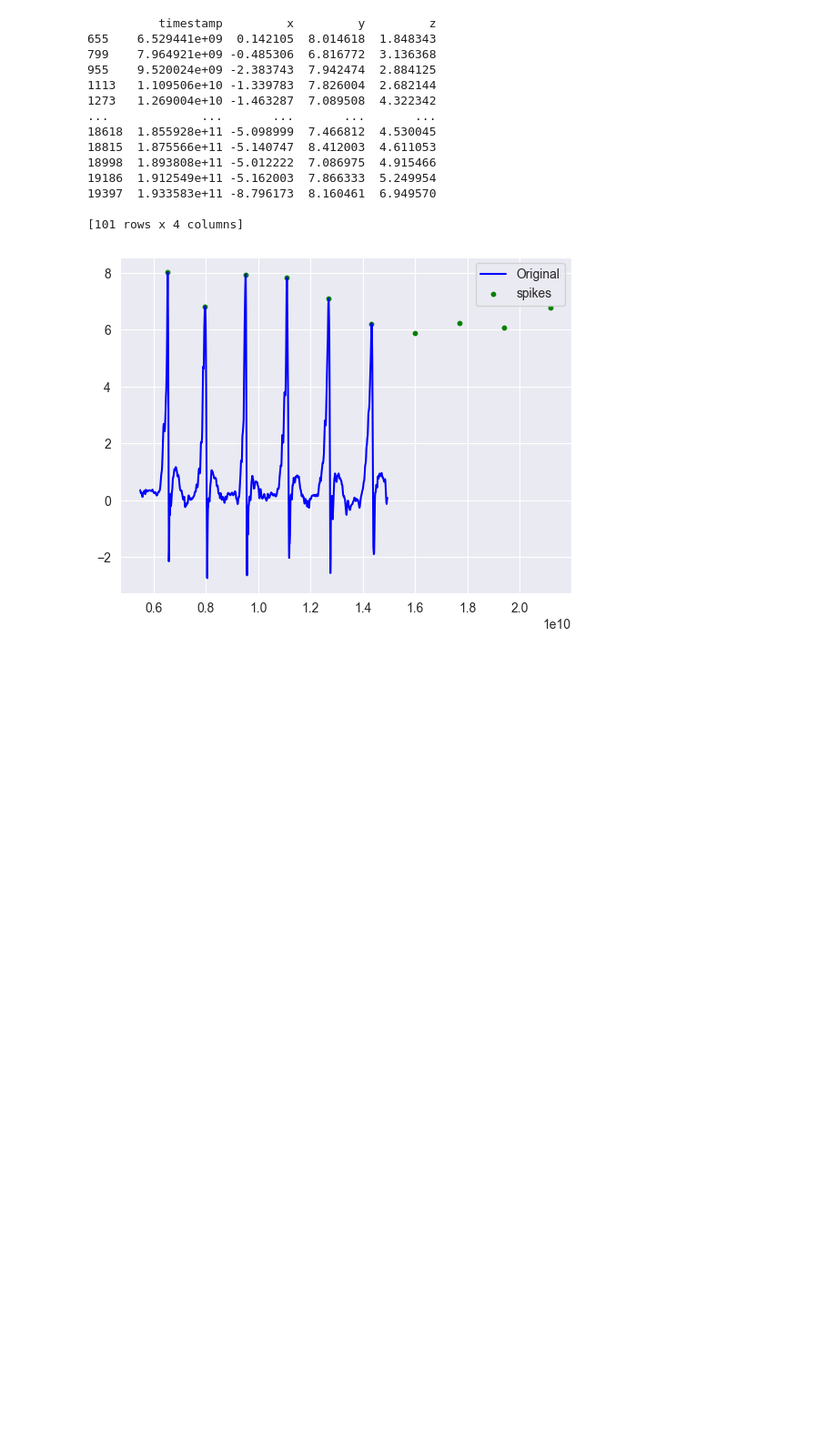
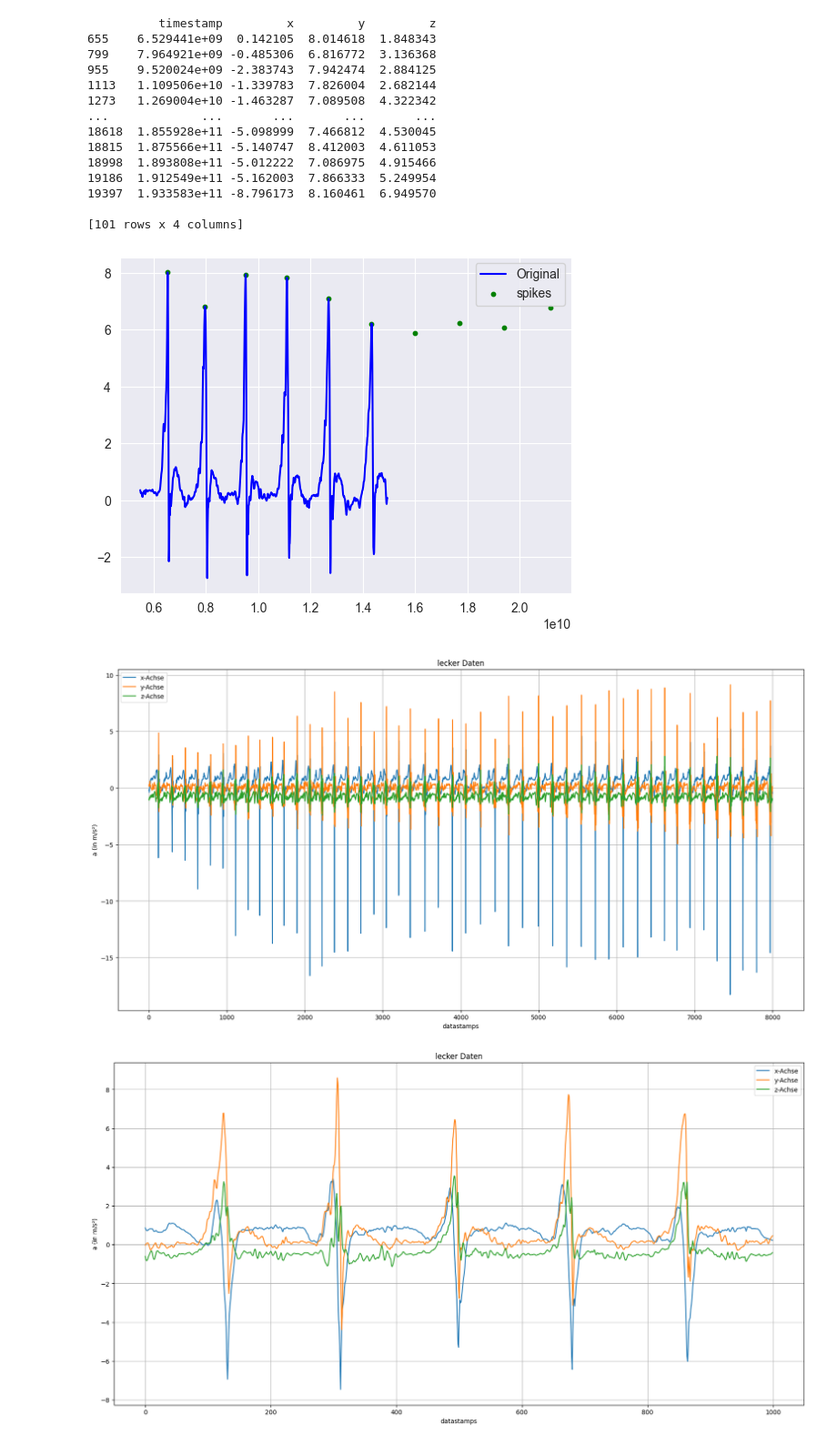
Before and after one commit to lalul335/Boxschlag-Klassifikation, a Jupyter notebook: test_2.ipynb, the cells around one changed output. Shown at 91% size. Drawn from its saved outputs; the diff is of its cells as text; code cells hidden in the pictures; blank space fills up the shorter version.

```diff
--- a/test_2.ipynb
+++ b/test_2.ipynb
@@ -15,14 +15,15 @@ from sklearn.preprocessing import StandardScaler
 from sklearn.decomposition import PCA
 # %%
 # für den Mac
-"""
-ds = extract_accelerometer_data(r'/Users/raouldoublan/Documents/GitHub/Boxschlag-Klassifikation/data/Max_Gerade.csv')
 with open('/Users/raouldoublan/Documents/GitHub/Boxschlag-Klassifikation/data/complete_smartpunch_dataset_7606punches.json', 'r') as f:
     smartpunch = json.load(f)
+
+data_Ger_Acc = extract_accelerometer_data(r'/Users/raouldoublan/Documents/GitHub/Boxschlag-Klassifikation/data/Max_Gerade.csv')
 data_Kopf_Acc = extract_accelerometer_data(r'/Users/raouldoublan/Documents/GitHub/Boxschlag-Klassifikation/data/Max_Kopfhacken.csv')
 data_Kinn_Acc = extract_accelerometer_data(r'/Users/raouldoublan/Documents/GitHub/Boxschlag-Klassifikation/data/Max_Kinnhacken.csv')
+data_Gemischt_01 = extract_accelerometer_data(r'/Users/raouldoublan/Documents/GitHub/Boxschlag-Klassifikation/data/Max_Gemischt_01.csv')
+data_Gemischt_02 = extract_accelerometer_data(r'/Users/raouldoublan/Documents/GitHub/Boxschlag-Klassifikation/data/Max_Gemischt_02.csv')
 data_Ger_Gy = extract_gyroscope_data(r'/Users/raouldoublan/Documents/GitHub/Boxschlag-Klassifikation/data/Max_Gerade.csv')
 data_Kinn_Gy = extract_gyroscope_data(r'/Users/raouldoublan/Documents/GitHub/Boxschlag-Klassifikation/data/Max_Kinnhacken.csv')
 data_Kopf_Gy = extract_gyroscope_data(r'/Users/raouldoublan/Documents/GitHub/Boxschlag-Klassifikation/data/Max_Kopfhacken.csv')
 data_Gemischt =extract_accelerometer_data(r'/Users/raouldoublan/Documents/GitHub/Boxschlag-Klassifikation/data/Max_Gemischt_01.csv')
-"""
@@ -31,6 +30,6 @@ data_Gemischt =extract_accelerometer_data(r'/Users/raouldoublan/Documents/GitHub
 # %%
 # für den Tower
-ds = extract_accelerometer_data(r'C:\Users\Raoul\Documents\GitHub\Boxschlag-Klassifikation\data\Max_Gerade.csv')
+data_Ger_Acc = extract_accelerometer_data(r'C:\Users\Raoul\Documents\GitHub\Boxschlag-Klassifikation\data\Max_Gerade.csv')
 with open(r'C:\Users\Raoul\Documents\GitHub\Boxschlag-Klassifikation\data\complete_smartpunch_dataset_7606punches.json', 'r') as f:
     smartpunch = json.load(f)
 data_Kopf_Acc = extract_accelerometer_data(r'C:\Users\Raoul\Documents\GitHub\Boxschlag-Klassifikation\data\Max_Kopfhacken.csv')
@@ -101,14 +102,7 @@ def plot_ds(ds):
     ax.grid()
     plt.legend()
     plt.show()
-    '''''
-    x_values = ds['x'].values
-    plt.plot(x_values[400:450])
-    plt.xlabel('Index')
-    plt.ylabel('X Value')
-    plt.title('Plot of X Values')
-    plt.show()
-    '''''
+
 
 def plot_ds_1(ds):
     x, y, z = [], [], []
@@ -333,6 +327,11 @@ plt.show()
 # %%
 #Spielwiese2
 #print(ds)
-plot_ds(ds[2000:2500])
+plot_ds(data_Ger_Acc[2000:10000])
 plot_ds(data_Kinn_Acc[2000:3000])
 plot_ds(data_Kopf_Acc[2000:3000])
+plot_ds(data_Gemischt_01[2000:4000])
+plot_ds(data_Gemischt_02[2000:4000])
+# %% [output]
+[figure, added]
+[figure, added]
```
Also changed, not shown: parts of 4 cells of this notebook, 3 other files.
